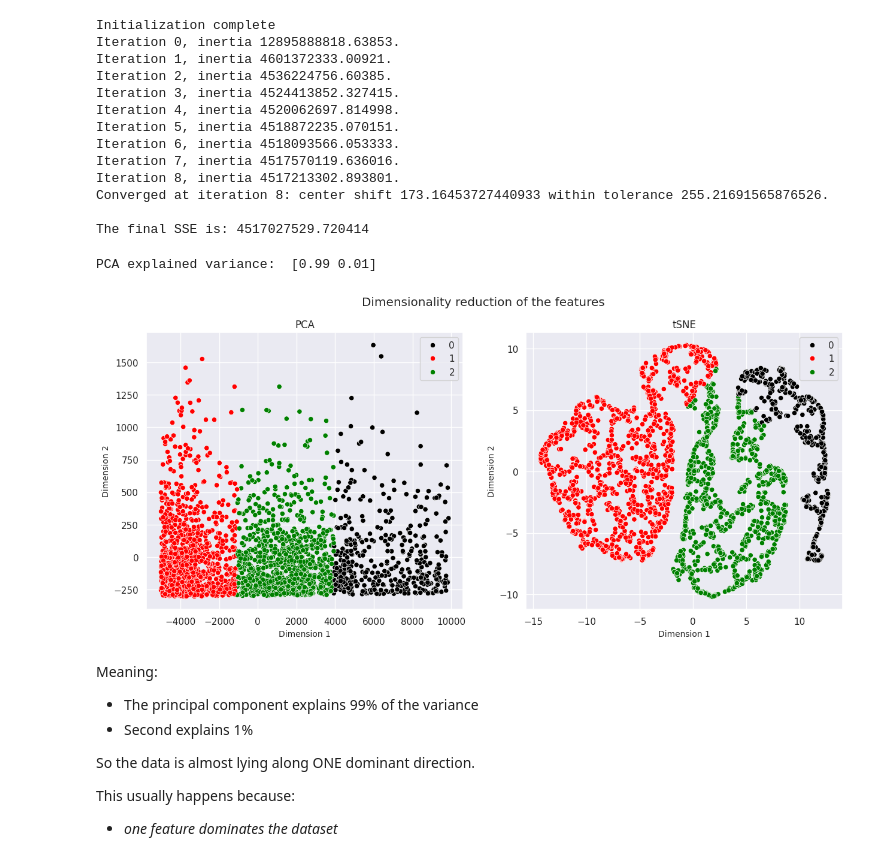
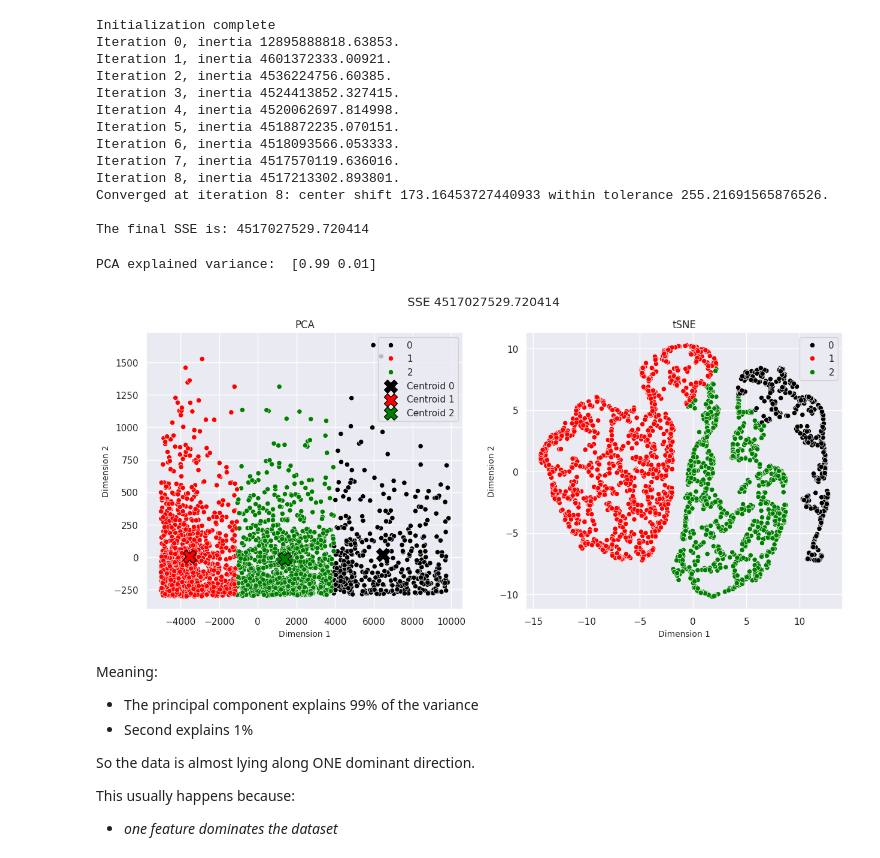
Before and after one commit to nawroz-m/ML_learning, a Jupyter notebook: Bank_Fraud_Detection_k_means.ipynb, the cells around one changed output. Cells and saved outputs as stored; diff of their text form; code cells hidden in the pictures.

```diff
--- a/Bank_Fraud_Detection_k_means.ipynb
+++ b/Bank_Fraud_Detection_k_means.ipynb
@@ -215,7 +215,7 @@ Let's visualize the PCA & tSNE
 from sklearn.decomposition import PCA
 from sklearn.manifold import TSNE
 
-def PCA_tSNE_visualization(data_2d, n_components, labels, PAL):
+def PCA_tSNE_visualization(data_2d, n_components, labels, PAL, CENTROIDS=None, SSE=None):
   """
   INPUT
   data_2d --> a 2D data matrix to visualize
@@ -235,23 +235,43 @@ def PCA_tSNE_visualization(data_2d, n_components, labels, PAL):
   pca_result = pca.fit_transform(data_2d)
   print('PCA explained variance: ', pca.explained_variance_ratio_.round(2))
 
+  # transform centroids INTO PCA SPACE
+  if CENTROIDS is not None:
+      centroids_pca = pca.transform(CENTROIDS)
+
   # get the tSNE
   tsne = TSNE(n_components=n_components, verbose=0, perplexity=20, max_iter=300)
   tsne_results = tsne.fit_transform(data_2d)
 
-
   # Plots
   fig, ax = plt.subplots(1, 2, figsize=(15, 6))
-  fig.suptitle('Dimensionality reduction of the features')
+  fig.suptitle(f'SSE {SSE}')
 
 
-  # Plot 1: 2D image of the entire features
+  # Plot 1: PCA features
   sns.scatterplot(x=pca_result[:,0], y=pca_result[:,1], ax=ax[0], hue=labels, palette=PAL)
+
   ax[0].set_xlabel('Dimension 1', fontsize=10)
   ax[0].set_ylabel('Dimension 2', fontsize=10)
-  ax[0].title.set_text('PCA')
+
+  # plot centroids if provided
+  if CENTROIDS is not None:
+    for i in range(centroids_pca.shape[0]):
+      ax[0].scatter(
+          centroids_pca[i, 0],
+          centroids_pca[i, 1],
+          s=250,
+          color=PAL[i],
+          marker='X',
+          edgecolor='black',
+          label=f'Centroid {i}'
+      )
+
+  ax[0].set_title("PCA")
+  ax[0].legend()
   ax[0].grid()
 
+  # Plot 1: TSNE features
   sns.scatterplot(x=tsne_results[:,0], y=tsne_results[:,1], ax=ax[1], hue=labels, palette=PAL)
   ax[1].set_xlabel('Dimension 1', fontsize=10)
   ax[1].set_ylabel('Dimension 2', fontsize=10)
@@ -273,6 +293,8 @@ print(f'\nThe final SSE is: {kmeans.inertia_} ')
 
 # get the k-means labels
 features_lables = kmeans.labels_
+# get the centroid for each clusters
+centroids = kmeans.cluster_centers_
 # %% [output]
 Initialization complete
 Iteration 0, inertia 12895888818.63853.
@@ -290,12 +312,12 @@ The final SSE is: 4517027529.720414
 # %%
 """
 Plot the PCA and tSNE of features without scalling
 """
 DIMENSIONS = 2
-PCA_tSNE_visualization(features, DIMENSIONS, features_lables, PAL)
+PCA_tSNE_visualization(features, DIMENSIONS, features_lables, PAL, centroids, kmeans.inertia_)
 # %% [output]
 PCA explained variance:  [0.99 0.01]
-[figure, old version]
+[figure, new version]
 # %% [markdown]
 Meaning:
 * The principal component explains 99% of the variance
```
Also changed, not shown: parts of 4 cells of this notebook.
